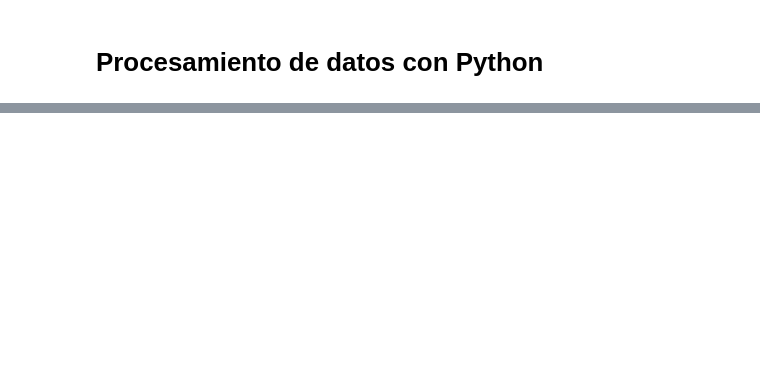
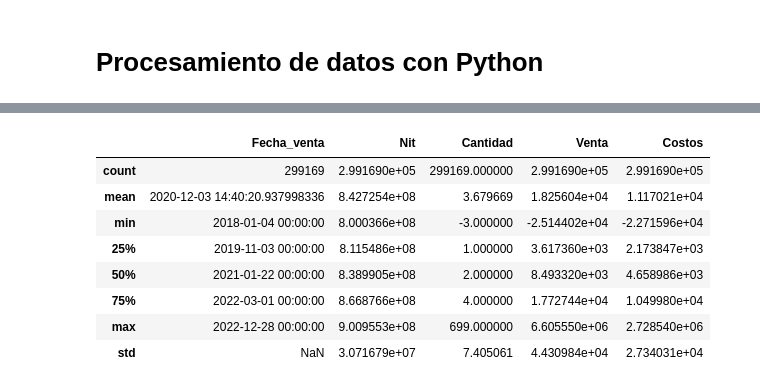
Before and after one commit to EderLara/Fundamentos-Big-Data, a Jupyter notebook: Procesamiento_de_Datos_con_Python.ipynb, the cells around one changed output, grey strips where cells are left out. Saved outputs shown, nothing was run; the diff lists cells and outputs as text; code cells hidden in the pictures; blank space fills up the shorter version.

```diff
--- a/Procesamiento_de_Datos_con_Python.ipynb
+++ b/Procesamiento_de_Datos_con_Python.ipynb
@@ -21,0 +58,13 @@ df_combinado.to_excel("ventas_combinado.xlsx", index=False)
+# %%
+# 8: Mostramos las estadisticas descriptivas usando df.describe():
+df.describe()
+# %% [output]
+|  | Fecha_venta | Nit | Cantidad | Venta | Costos |
+| count | 299169 | 2.991690e+05 | 299169.000000 | 2.991690e+05 | 2.991690e+05 |
+| mean | 2020-12-03 14:40:20.937998336 | 8.427254e+08 | 3.679669 | 1.825604e+04 | 1.117021e+04 |
+| min | 2018-01-04 00:00:00 | 8.000366e+08 | -3.000000 | -2.514402e+04 | -2.271596e+04 |
+| 25% | 2019-11-03 00:00:00 | 8.115486e+08 | 1.000000 | 3.617360e+03 | 2.173847e+03 |
+| 50% | 2021-01-22 00:00:00 | 8.389905e+08 | 2.000000 | 8.493320e+03 | 4.658986e+03 |
+| 75% | 2022-03-01 00:00:00 | 8.668766e+08 | 4.000000 | 1.772744e+04 | 1.049980e+04 |
+| max | 2022-12-28 00:00:00 | 9.009553e+08 | 699.000000 | 6.605550e+06 | 2.728540e+06 |
+| std | NaN | 3.071679e+07 | 7.405061 | 4.430984e+04 | 2.734031e+04 |
```
Also changed, not shown: parts of 4 cells of this notebook.
